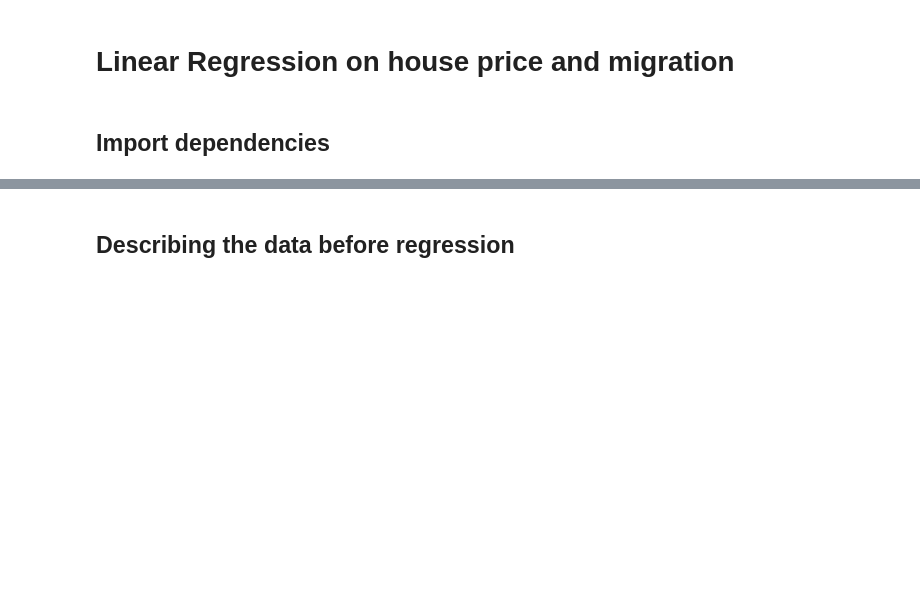
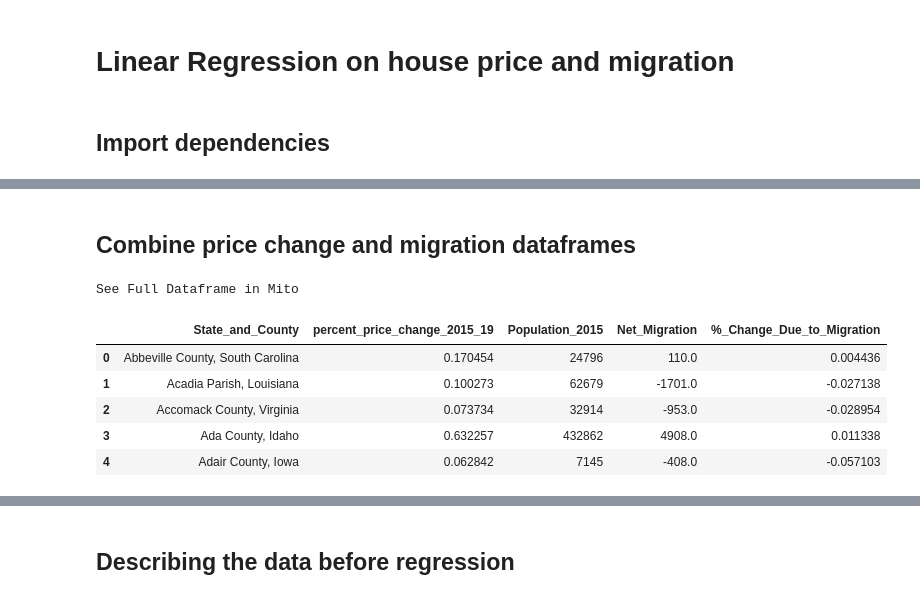
Before and after one commit to Bhargavi-ng/Migration_and_Housing, a Jupyter notebook: linear_regression_HPI_vs_pop.ipynb, the cells around one changed output, grey strips where cells are left out. Drawn from its saved outputs; the diff is of its cells as text; code cells hidden in the pictures; blank space fills up the shorter version.

```diff
--- a/linear_regression_HPI_vs_pop.ipynb
+++ b/linear_regression_HPI_vs_pop.ipynb
@@ -53,0 +156,5 @@ df_XY = df_XY.dropna()
+# %%
+# Filter out columns irrelevant to 2015 population and rename columns
+county_pop_2015_df = county_pop_df[['State and County name','POPESTIMATE2015']]
+county_pop_2015_df.rename(columns={'State and County name':'State_and_County', 'POPESTIMATE2015':'Population_2015'}, inplace=True)
+county_pop_2015_df.head()
@@ -53,0 +193,14 @@ df_XY = df_XY.dropna()
+# %% [markdown]
+## Combine price change and migration dataframes
+# %%
+# merge with price change dataframe
+price_migration_df = price_change_df.merge(migration_percentage_df, on='State_and_County')
+price_migration_df.head()
+# %% [output]
+See Full Dataframe in Mito
+|  | State_and_County | percent_price_change_2015_19 | Population_2015 | Net_Migration | %_Change_Due_to_Migration |
+| 0 | Abbeville County, South Carolina | 0.170454 | 24796 | 110.0 | 0.004436 |
+| 1 | Acadia Parish, Louisiana | 0.100273 | 62679 | -1701.0 | -0.027138 |
+| 2 | Accomack County, Virginia | 0.073734 | 32914 | -953.0 | -0.028954 |
+| 3 | Ada County, Idaho | 0.632257 | 432862 | 4908.0 | 0.011338 |
+| 4 | Adair County, Iowa | 0.062842 | 7145 | -408.0 | -0.057103 |
```
Also changed, not shown: parts of 30 cells of this notebook.
